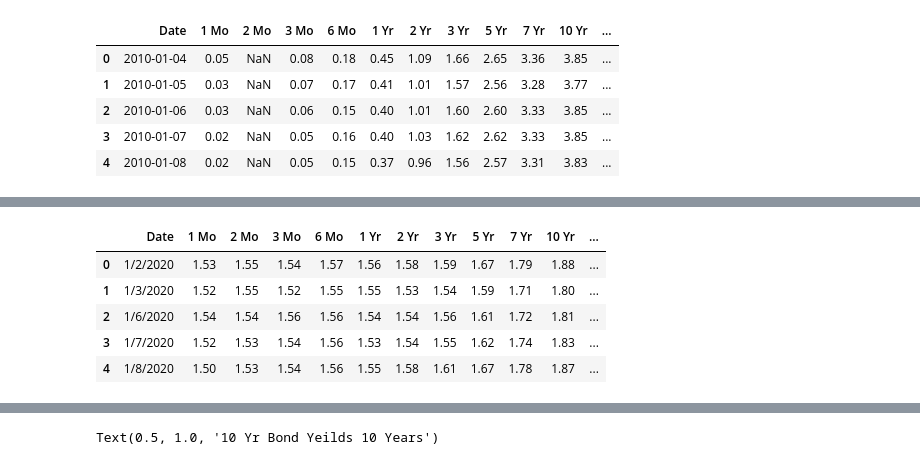
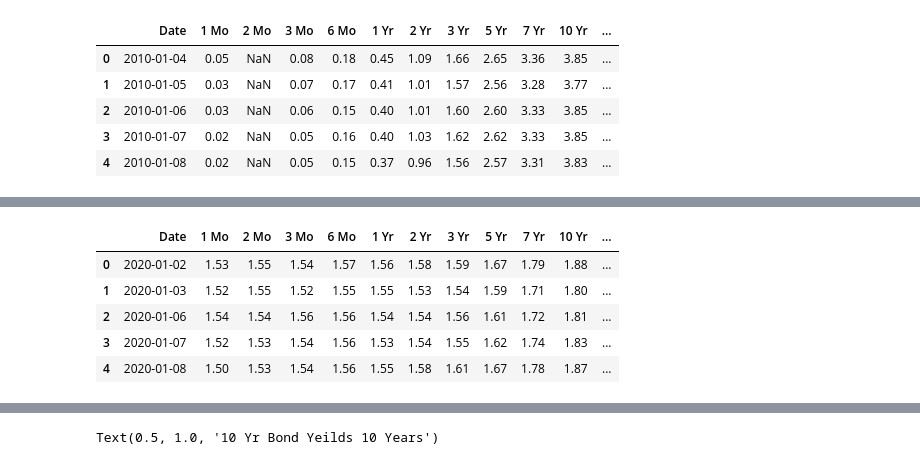
Before and after one commit to akframe123/bigdataproject, a Jupyter notebook: project.ipynb, the cells around one changed output, grey strips where cells are left out. Saved outputs shown, nothing was run; the diff lists cells and outputs as text; code cells hidden in the pictures.

```diff
--- a/project.ipynb
+++ b/project.ipynb
@@ -136,10 +224,12 @@ yeild_19 = pd.read_csv('yeild_2019.csv',header='infer')
 # %%
 yeild_20 = pd.read_csv('yeild_2020.csv',header='infer')
+yeild_20["Date"] = pd.to_datetime(yeild_20["Date"])
+yeild_20["difference"] = yeild_20["10 Yr"] - yeild_20["1 Yr"]
 yeild_20.head()
 # %% [output]
 |  | Date | 1 Mo | 2 Mo | 3 Mo | 6 Mo | 1 Yr | 2 Yr | 3 Yr | 5 Yr | 7 Yr | 10 Yr | ... |
-| 0 | 1/2/2020 | 1.53 | 1.55 | 1.54 | 1.57 | 1.56 | 1.58 | 1.59 | 1.67 | 1.79 | 1.88 | ... |
-| 1 | 1/3/2020 | 1.52 | 1.55 | 1.52 | 1.55 | 1.55 | 1.53 | 1.54 | 1.59 | 1.71 | 1.80 | ... |
-| 2 | 1/6/2020 | 1.54 | 1.54 | 1.56 | 1.56 | 1.54 | 1.54 | 1.56 | 1.61 | 1.72 | 1.81 | ... |
-| 3 | 1/7/2020 | 1.52 | 1.53 | 1.54 | 1.56 | 1.53 | 1.54 | 1.55 | 1.62 | 1.74 | 1.83 | ... |
-| 4 | 1/8/2020 | 1.50 | 1.53 | 1.54 | 1.56 | 1.55 | 1.58 | 1.61 | 1.67 | 1.78 | 1.87 | ... |
+| 0 | 2020-01-02 | 1.53 | 1.55 | 1.54 | 1.57 | 1.56 | 1.58 | 1.59 | 1.67 | 1.79 | 1.88 | ... |
+| 1 | 2020-01-03 | 1.52 | 1.55 | 1.52 | 1.55 | 1.55 | 1.53 | 1.54 | 1.59 | 1.71 | 1.80 | ... |
+| 2 | 2020-01-06 | 1.54 | 1.54 | 1.56 | 1.56 | 1.54 | 1.54 | 1.56 | 1.61 | 1.72 | 1.81 | ... |
+| 3 | 2020-01-07 | 1.52 | 1.53 | 1.54 | 1.56 | 1.53 | 1.54 | 1.55 | 1.62 | 1.74 | 1.83 | ... |
+| 4 | 2020-01-08 | 1.50 | 1.53 | 1.54 | 1.56 | 1.55 | 1.58 | 1.61 | 1.67 | 1.78 | 1.87 | ... |
```
Also changed, not shown: parts of 14 cells of this notebook.
